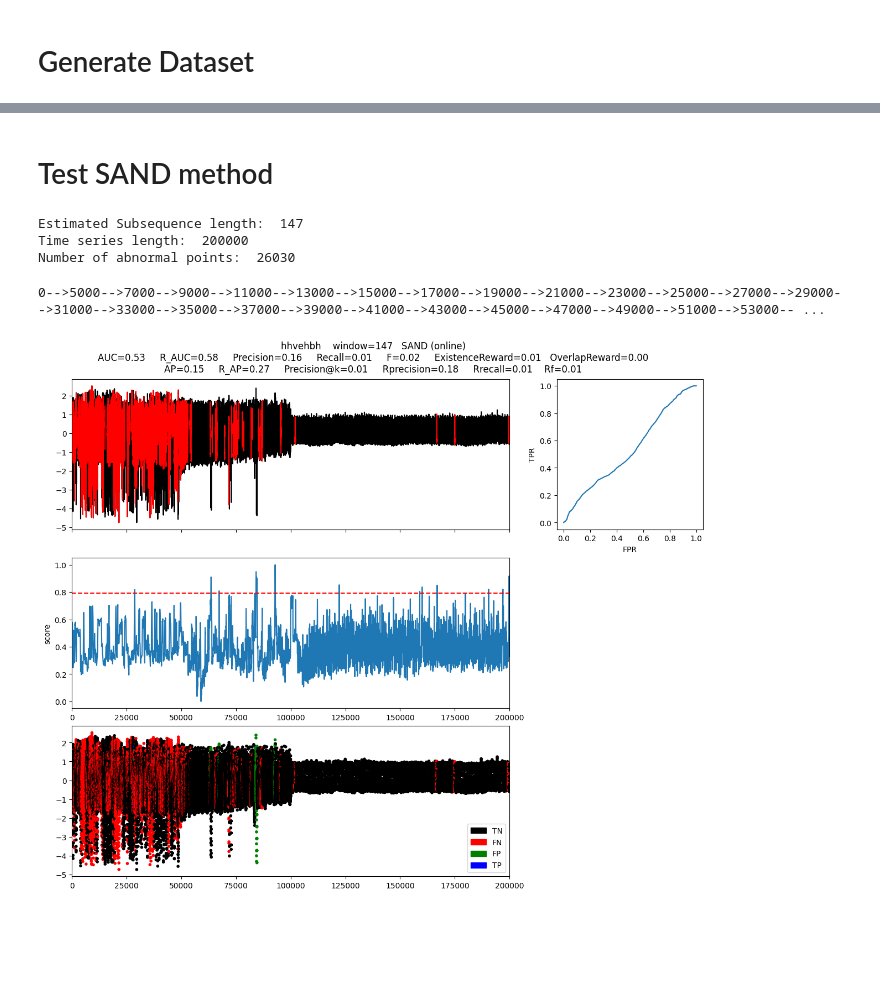
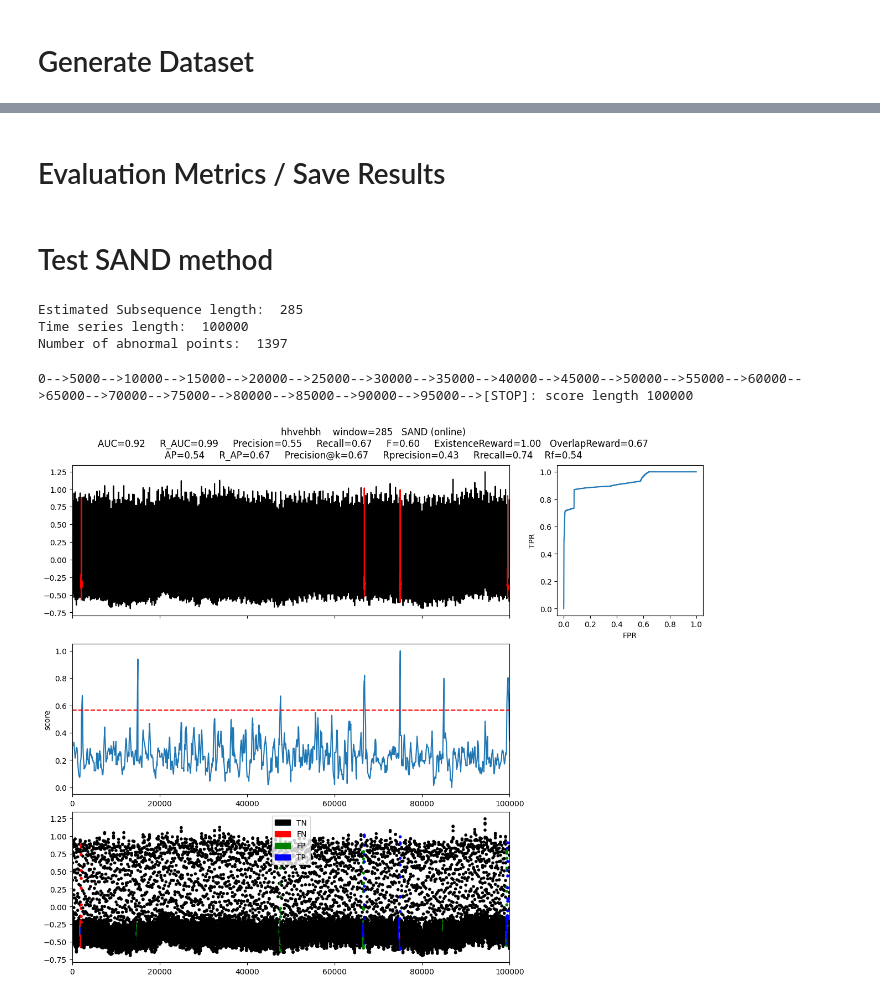
Before and after one commit to ChristinaK97/StreamingTimeSeriesAnomalyDetection, a Jupyter notebook: StreamingAnomalyDetectionNotebook.ipynb, the cells around one changed output, grey strips where cells are left out. Saved outputs shown, nothing was run; the diff lists cells and outputs as text; code cells hidden in the pictures; blank space fills up the shorter version.

```diff
--- a/StreamingAnomalyDetectionNotebook.ipynb
+++ b/StreamingAnomalyDetectionNotebook.ipynb
@@ -36,7 +38,7 @@ def generate_dataset(filepaths: List[str], sample_size: Union[int,float]=None):
     # Sampling
     if sample_size is not None:
         if sample_size <= 1:  # sample size was defined as a percentage of the original series' size
-            sample_size = [dataset.shape[0] * sample_size for dataset in datasets]
+            sample_size = [int(dataset.shape[0] * sample_size) for dataset in datasets]
         else: # sample size was defined as maximun number of points
             sample_size = [min(dataset.shape[0], sample_size) for dataset in datasets]
 
@@ -109,7 +111,7 @@ def plot_generated_dataset(df: pd.DataFrame,
 # %%
 dataset1_path = 'ECG/MBA_ECG801_data.out'
 dataset2_path = 'MITDB/100.test.csv@1.out'
-filepaths = [dataset1_path, dataset2_path]
+filepaths = [dataset2_path]
 df, normality, shift_idxs = generate_dataset(filepaths, sample_size=100000)
 
 print(f"Series len = {df.shape[0]}\nNormality = {normality}\nDistro shift indexes = {shift_idxs}")
@@ -121,0 +124,2 @@ Distro shift indexes = [100000]
+# %% [markdown]
+<h1>Evaluation Metrics / Save Results</h1>
@@ -130,18 +174,18 @@ print("Estimated Subsequence length: ",slidingWindow)
 print("Time series length: ",len(data))
 print("Number of abnormal points: ",list(label).count(1))
 # %% [output]
-Estimated Subsequence length:  147
-Time series length:  200000
-Number of abnormal points:  26030
+Estimated Subsequence length:  285
+Time series length:  100000
+Number of abnormal points:  1397
 # %%
 name = "hhvehbh"
 modelName='SAND (online)'
 clf = SAND(pattern_length = slidingWindow, subsequence_length = 4*(slidingWindow))
 x = data
-clf.fit(x, online=True, alpha=0.5, init_length=5000, batch_size=2000, verbose=True, overlaping_rate=int(4*slidingWindow))
+clf.fit(x, online=True, alpha=0.5, init_length=5000, batch_size=5000, verbose=True, overlaping_rate=int(4*slidingWindow))
 score = clf.decision_scores_
 score = MinMaxScaler(feature_range=(0,1)).fit_transform(score.reshape(-1,1)).ravel()
 plotFig(data, label, score, slidingWindow, fileName=name, modelName=modelName)
 # %% [output]
-0-->5000-->7000-->9000-->11000-->13000-->15000-->17000-->19000-->21000-->23000-->25000-->27000-->29000-->31000-->33000-->35000-->37000-->39000-->41000-->43000-->45000-->47000-->49000-->51000-->53000-- ...
+0-->5000-->10000-->15000-->20000-->25000-->30000-->35000-->40000-->45000-->50000-->55000-->60000-->65000-->70000-->75000-->80000-->85000-->90000-->95000-->[STOP]: score length 100000
-[figure, old version]
+[figure, new version]
```
Also changed, not shown: parts of 8 cells of this notebook, 3 other files.
